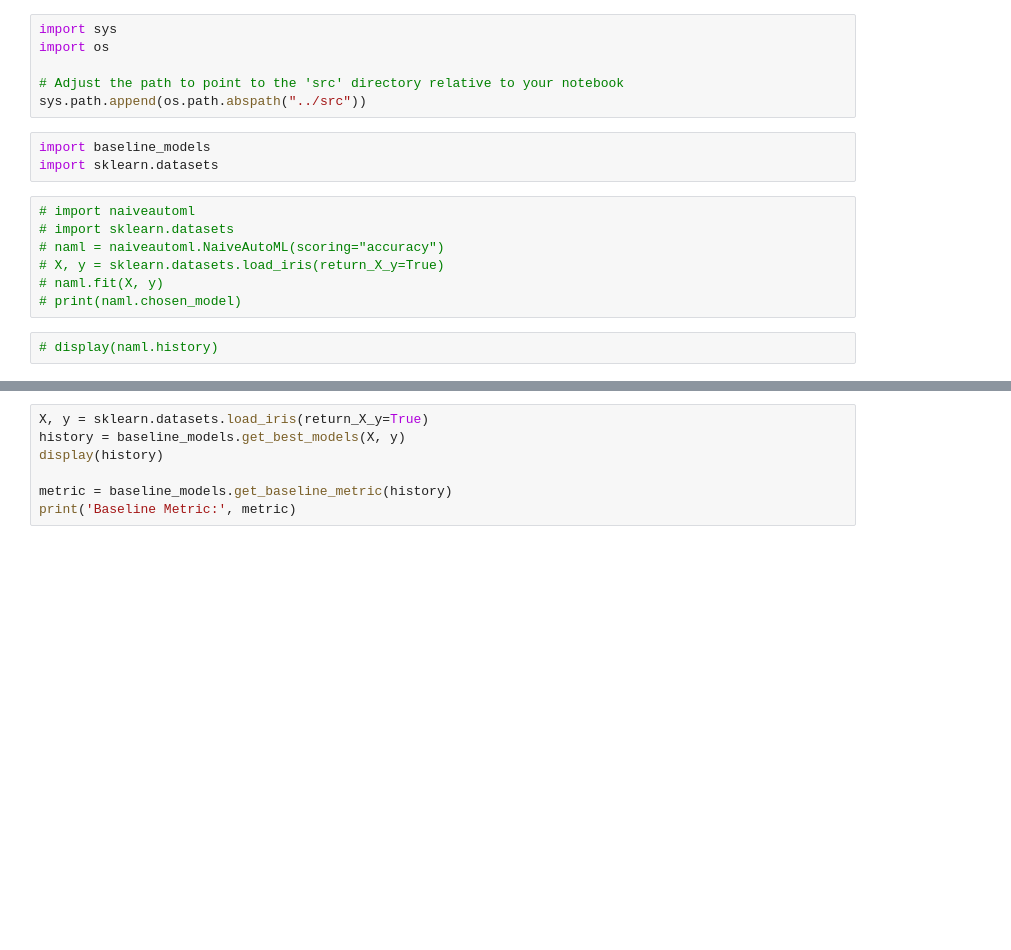
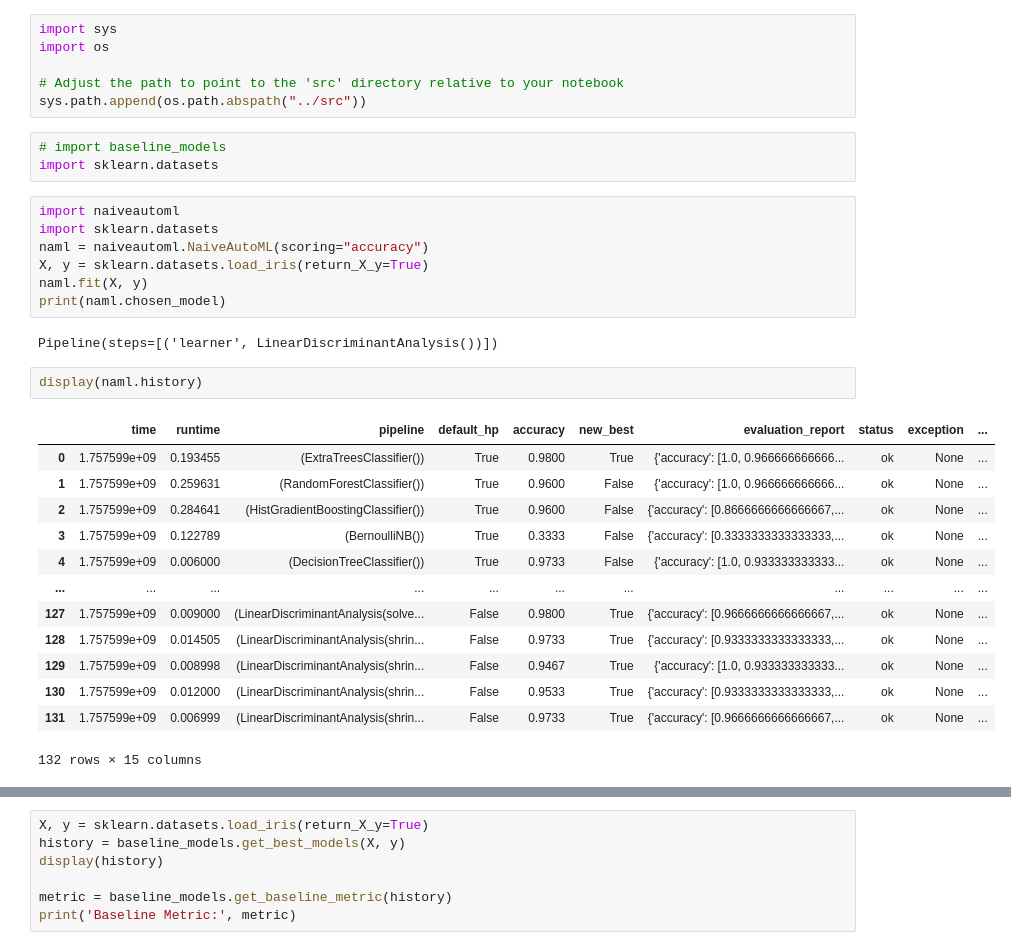
Before and after one commit to topsy-13/ShouldYouEvenNN, a Jupyter notebook: notebooks/test_baseline_models_selection.ipynb, the cells around one changed output, grey strips where cells are left out. Drawn from its saved outputs; the diff is of its cells as text; blank space fills up the shorter version.

```diff
--- a/notebooks/test_baseline_models_selection.ipynb
+++ b/notebooks/test_baseline_models_selection.ipynb
@@ -5,14 +5,30 @@ import os
 # Adjust the path to point to the 'src' directory relative to your notebook
 sys.path.append(os.path.abspath("../src"))
 # %%
-import baseline_models
+# import baseline_models
 import sklearn.datasets
 # %%
-# import naiveautoml
-# import sklearn.datasets
-# naml = naiveautoml.NaiveAutoML(scoring="accuracy")
-# X, y = sklearn.datasets.load_iris(return_X_y=True)
-# naml.fit(X, y)
-# print(naml.chosen_model)
+import naiveautoml
+import sklearn.datasets
+naml = naiveautoml.NaiveAutoML(scoring="accuracy")
+X, y = sklearn.datasets.load_iris(return_X_y=True)
+naml.fit(X, y)
+print(naml.chosen_model)
+# %% [output]
+Pipeline(steps=[('learner', LinearDiscriminantAnalysis())])
 # %%
-# display(naml.history)
+display(naml.history)
+# %% [output]
+|  | time | runtime | pipeline | default_hp | accuracy | new_best | evaluation_report | status | exception | ... |
+| 0 | 1.757599e+09 | 0.193455 | (ExtraTreesClassifier()) | True | 0.9800 | True | {'accuracy': [1.0, 0.966666666666... | ok | None | ... |
+| 1 | 1.757599e+09 | 0.259631 | (RandomForestClassifier()) | True | 0.9600 | False | {'accuracy': [1.0, 0.966666666666... | ok | None | ... |
+| 2 | 1.757599e+09 | 0.284641 | (HistGradientBoostingClassifier()) | True | 0.9600 | False | {'accuracy': [0.8666666666666667,... | ok | None | ... |
+| 3 | 1.757599e+09 | 0.122789 | (BernoulliNB()) | True | 0.3333 | False | {'accuracy': [0.3333333333333333,... | ok | None | ... |
+| 4 | 1.757599e+09 | 0.006000 | (DecisionTreeClassifier()) | True | 0.9733 | False | {'accuracy': [1.0, 0.933333333333... | ok | None | ... |
+| ... | ... | ... | ... | ... | ... | ... | ... | ... | ... | ... |
+| 127 | 1.757599e+09 | 0.009000 | (LinearDiscriminantAnalysis(solve... | False | 0.9800 | True | {'accuracy': [0.9666666666666667,... | ok | None | ... |
+| 128 | 1.757599e+09 | 0.014505 | (LinearDiscriminantAnalysis(shrin... | False | 0.9733 | True | {'accuracy': [0.9333333333333333,... | ok | None | ... |
+| 129 | 1.757599e+09 | 0.008998 | (LinearDiscriminantAnalysis(shrin... | False | 0.9467 | True | {'accuracy': [1.0, 0.933333333333... | ok | None | ... |
+| 130 | 1.757599e+09 | 0.012000 | (LinearDiscriminantAnalysis(shrin... | False | 0.9533 | True | {'accuracy': [0.9333333333333333,... | ok | None | ... |
+| 131 | 1.757599e+09 | 0.006999 | (LinearDiscriminantAnalysis(shrin... | False | 0.9733 | True | {'accuracy': [0.9666666666666667,... | ok | None | ... |
+132 rows × 15 columns
```
Also changed, not shown: parts of 4 cells of this notebook, 3 other files.
